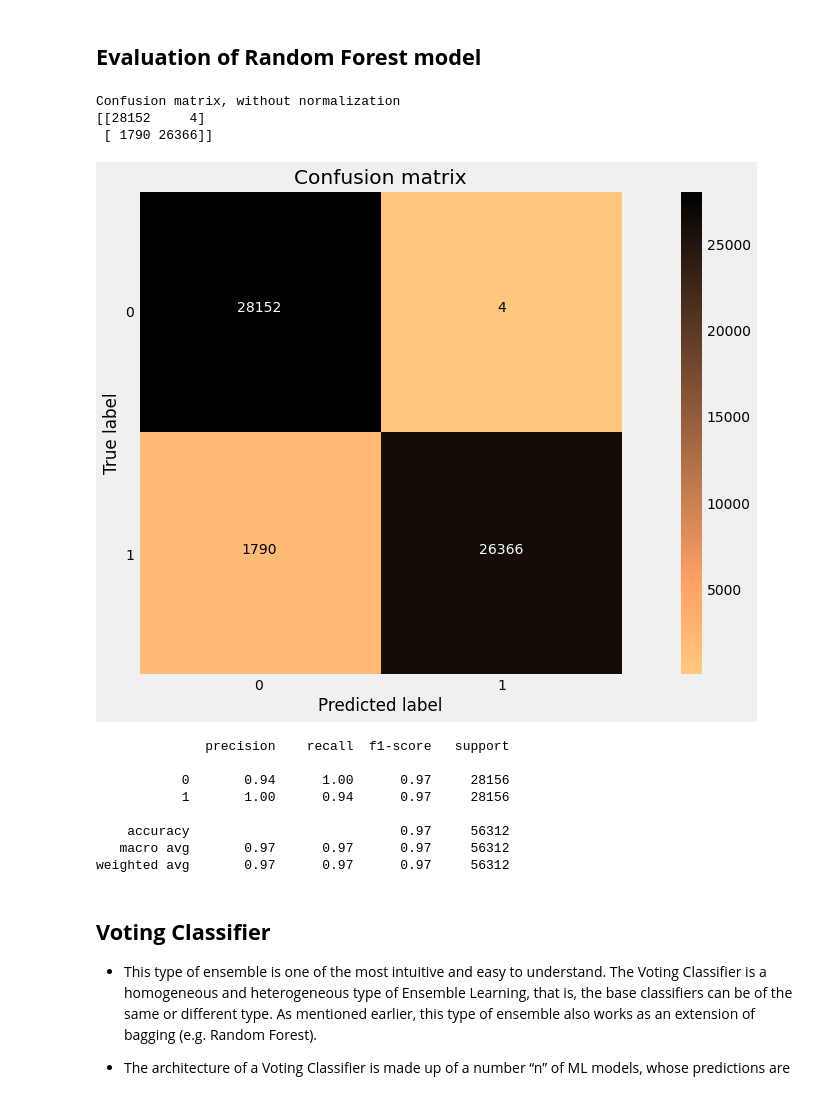
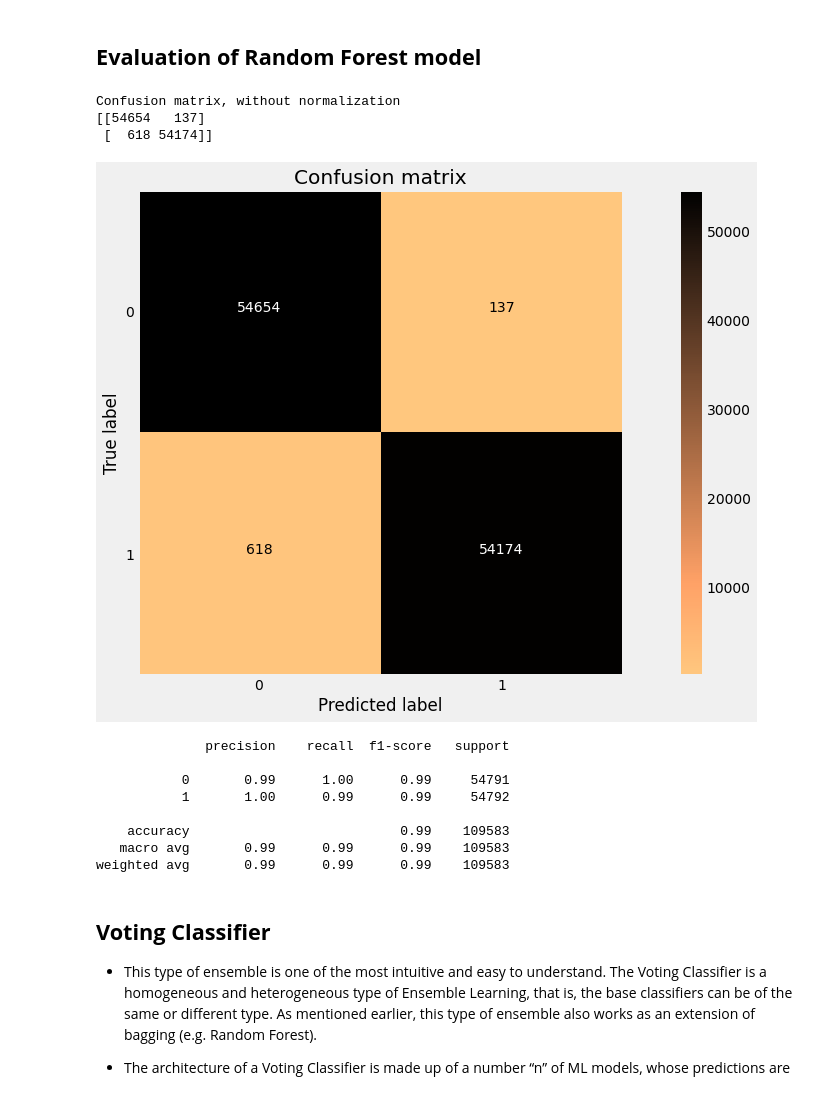
Before and after one commit to snikhil17/REGex_Internship, a Jupyter notebook: Team Project - 3/3_Modelling_and_Evaluation.ipynb, the cells around one changed output. Cells and saved outputs as stored; diff of their text form; code cells hidden in the pictures.

```diff
--- a/Team Project - 3/3_Modelling_and_Evaluation.ipynb
+++ b/Team Project - 3/3_Modelling_and_Evaluation.ipynb
@@ -219,0 +234,21 @@ useful_features = [c for c in new_df2.columns if c not in ("id","Class", "kfold"
+# %%
+%%time
+from imblearn.combine import SMOTETomek
+# Implementing Oversampling for Handling Imbalanced
+smk = SMOTETomek(random_state=42)
+col_X = list(X.columns)
+col_y = list(Y.columns)
+X_res,y_res=smk.fit_sample(X,Y)
+
+print(X_res.shape,y_res.shape)
+
+X = pd.DataFrame(X_res, columns = col_X)
+Y = pd.DataFrame(y_res, columns = col_y)
+
+df = X
+df['Class'] = y_res
+print(df.shape)
+
+from collections import Counter
+print(f'Original dataset shape {Counter(new_df2["Class"])}')
+print(f'Resampled dataset shape {Counter(df["Class"])}')
@@ -220,3 +262,10 @@ useful_features = [c for c in new_df2.columns if c not in ("id","Class", "kfold"
+# %%
+df_train, df_test = train_test_split(df, test_size= 0.2, stratify=df['Class'], random_state = 7)
+# %%
+# Preparing data as a tabular matrix
+y_train = df_train.Class
+X_train = df_train.drop('Class', axis=1)
+skf = StratifiedKFold(n_splits=5, shuffle=True, random_state=7)
 # %% [markdown]
 ## **Modelling Deep Neural Model**
 - Neural networks reflect the behavior of the human brain, allowing computer programs to recognize patterns and solve common problems in the fields of AI, machine learning, and deep learning.
@@ -301,7 +350,7 @@ Fold 4 AUC_valid:  0.9895321146713101
 # **Modelling - XGBoost**
 # %%
 %%time
-useful_features = [c for c in new_df2.columns if c not in ("id","Class", "kfold")]
+useful_features = [c for c in df_train.columns if c not in ("Class")]
 # df_test = df_test[useful_features]
 
 final_test_predictions_xgb_list = []#to store final test predictions
@@ -463,25 +497,25 @@ Fold 1 AUC_valid:  0.9747709636088303
 # %% [markdown]
 ## **Evaluation of Random Forest model**
 # %%
-cnf_matrix=metrics.confusion_matrix(ytest,(np.mean(np.column_stack(final_test_predictions_rf_list), axis=1)).round())
+cnf_matrix=metrics.confusion_matrix(ytest,(np.mean(np.column_stack(final_test_predictions_rf), axis=1)).round())
 plot_confusion_matrix(cnf_matrix,classes=[0,1])
 plt.show()
 
 
-print(classification_report(ytest,(np.mean(np.column_stack(final_test_predictions_rf_list), axis=1)).round()))
+print(classification_report(ytest,(np.mean(np.column_stack(final_test_predictions_rf), axis=1)).round()))
 # %% [output]
 Confusion matrix, without normalization
-[[28152     4]
- [ 1790 26366]]
+[[54654   137]
+ [  618 54174]]
-[figure, old version]
+[figure, new version]
               precision    recall  f1-score   support
 
-           0       0.94      1.00      0.97     28156
-           1       1.00      0.94      0.97     28156
+           0       0.99      1.00      0.99     54791
+           1       1.00      0.99      0.99     54792
 
-    accuracy                           0.97     56312
-   macro avg       0.97      0.97      0.97     56312
-weighted avg       0.97      0.97      0.97     56312
+    accuracy                           0.99    109583
+   macro avg       0.99      0.99      0.99    109583
+weighted avg       0.99      0.99      0.99    109583
 # %% [markdown]
 ## **Voting Classifier**
 - This type of ensemble is one of the most intuitive and easy to understand. The Voting Classifier is a homogeneous and heterogeneous type of Ensemble Learning, that is, the base classifiers can be of the same or different type. As mentioned earlier, this type of ensemble also works as an extension of bagging (e.g. Random Forest).
```
Also changed, not shown: parts of 7 cells of this notebook.
